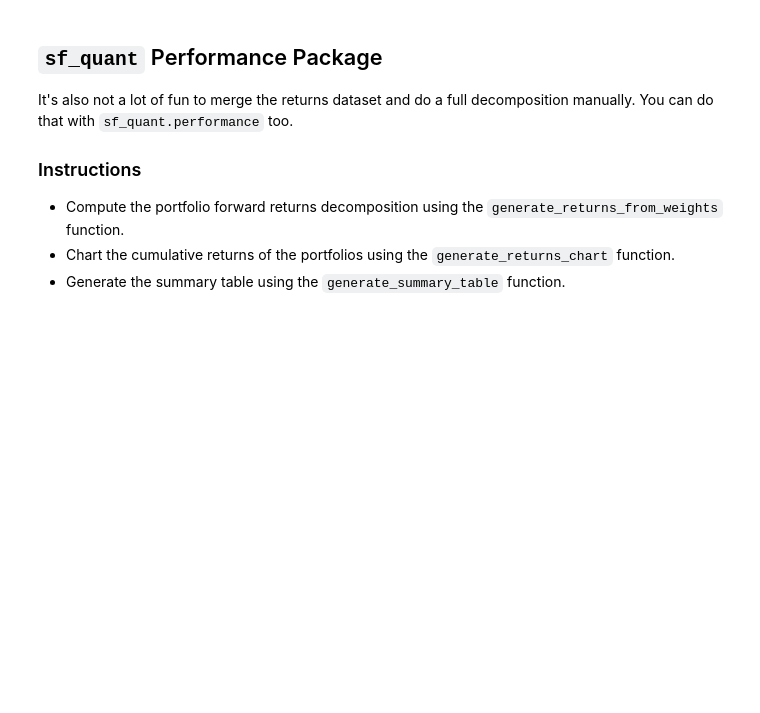
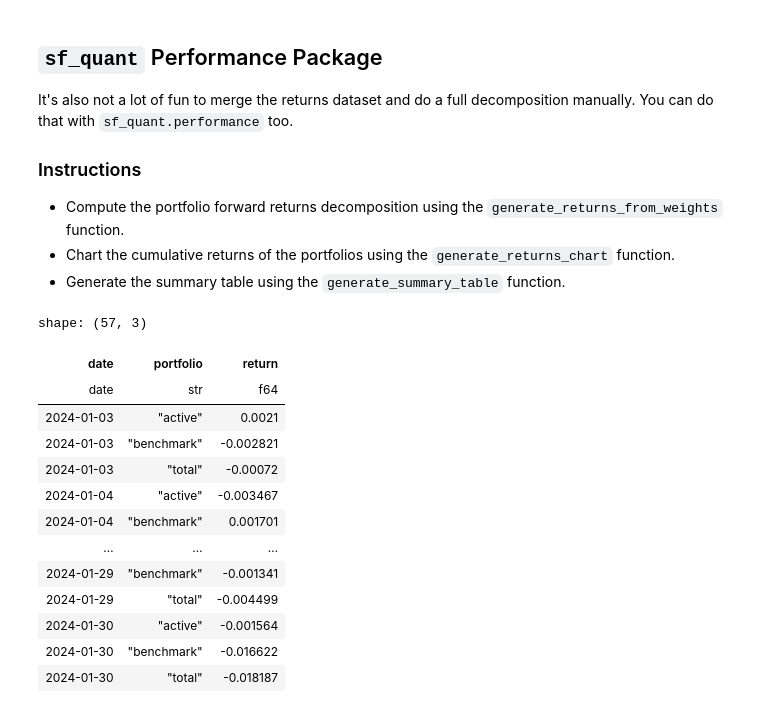
Before and after one commit to grantrich21/sf-quant-labs, a Jupyter notebook: labs/lab_4.ipynb, the cells around one changed output. Drawn from its saved outputs; the diff is of its cells as text; code cells hidden in the pictures; blank space fills up the shorter version.

```diff
--- a/labs/lab_4.ipynb
+++ b/labs/lab_4.ipynb
@@ -507,18 +482,32 @@ It's also not a lot of fun to merge the returns dataset and do a full decomposit
 # %%
 def task_return_decomposition_sf(weights_sf: pl.DataFrame) -> pl.DataFrame:
     """
     Compute the returns decomposition using the `sf_quant` package.
 
     Args:
         weights_sf (pl.DataFrame): Data frame containing date, barrid, and weight columns.
 
     Returns:
         pl.DataFrame: Data frame containing date, portfolio, and return (fwd_return) columns
     """
-    # TODO: Finish this function.
-    pass
+    return sfp.generate_returns_from_weights(weights_sf).filter(pl.col('date').ne(dt.date(2024, 1, 31))).sort('date', 'portfolio')
 
 returns_sf = task_return_decomposition_sf(weights_sf)
 
 returns_sf
+# %% [output]
+shape: (57, 3)
+| date | portfolio | return |
+| date | str | f64 |
+| 2024-01-03 | "active" | 0.0021 |
+| 2024-01-03 | "benchmark" | -0.002821 |
+| 2024-01-03 | "total" | -0.00072 |
+| 2024-01-04 | "active" | -0.003467 |
+| 2024-01-04 | "benchmark" | 0.001701 |
+| … | … | … |
+| 2024-01-29 | "benchmark" | -0.001341 |
+| 2024-01-29 | "total" | -0.004499 |
+| 2024-01-30 | "active" | -0.001564 |
+| 2024-01-30 | "benchmark" | -0.016622 |
+| 2024-01-30 | "total" | -0.018187 |
 # %%
```
Also changed, not shown: parts of 9 cells of this notebook.
